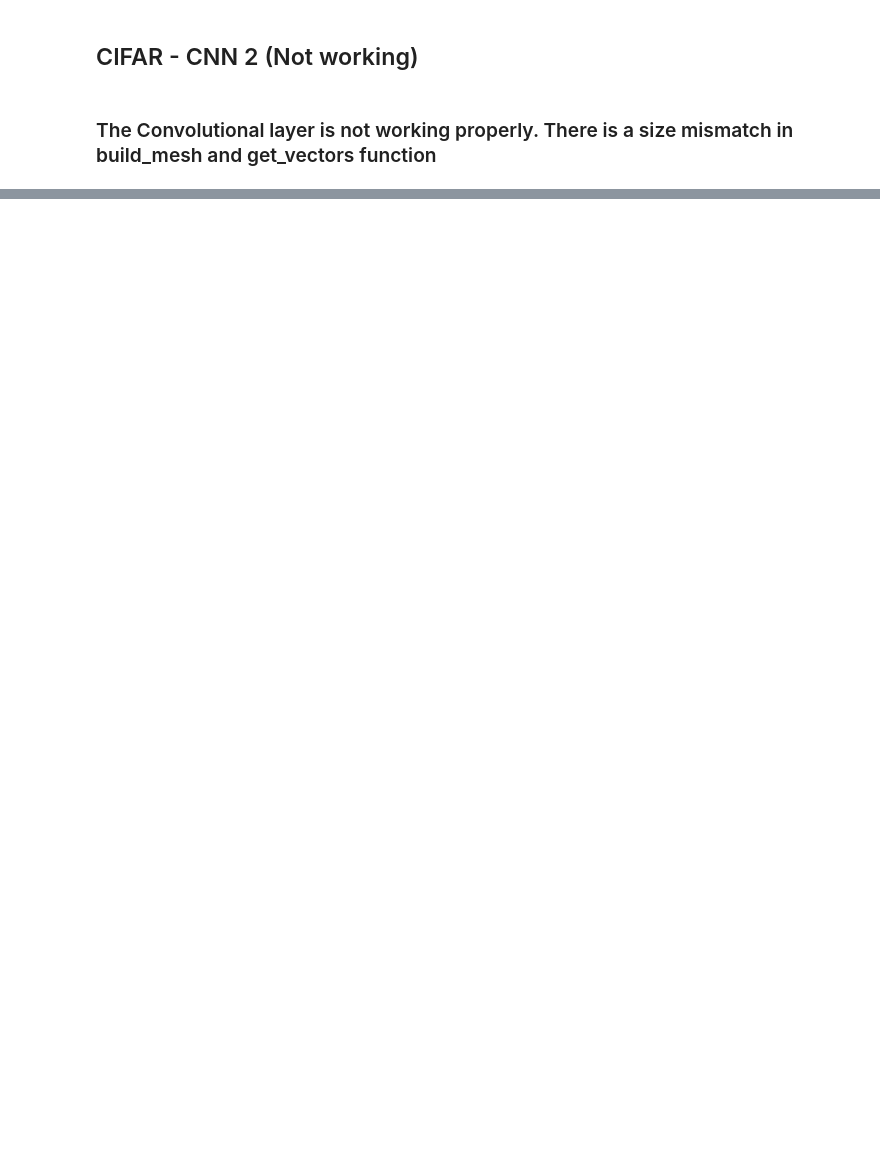
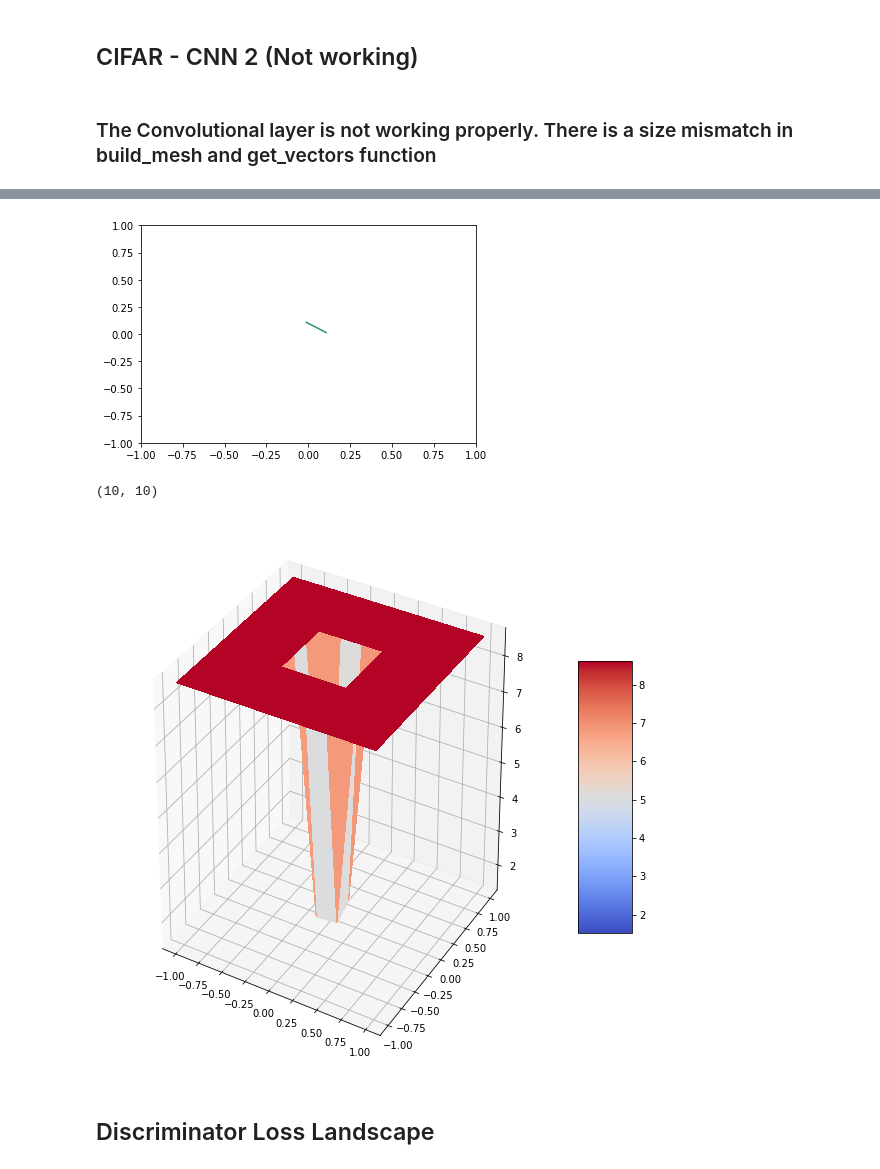
Before and after one commit to badhri123/Visualizing-GANs, a Jupyter notebook: Keras_Landscape_Viz.ipynb, the cells around one changed output, grey strips where cells are left out. Cells and saved outputs as stored; diff of their text form; code cells hidden in the pictures; blank space fills up the shorter version.

```diff
--- a/Keras_Landscape_Viz.ipynb
+++ b/Keras_Landscape_Viz.ipynb
@@ -205 +413,13 @@ Requirement already satisfied: setuptools>=40.3.0 in /usr/local/lib/python3.6/di
+# %%
+ # %matplotlib inline
+import math
+from tensorflow.keras.losses import sparse_categorical_crossentropy
+plot_contour(key="binary_crossentropy")
+plot_3d(key="binary_crossentropy")
+# %% [output]
+[figure, added]
+(10, 10)
+[figure, added]
+# %% [markdown]
+## Discriminator Loss Landscape
 # %%
```
Also changed, not shown: parts of 31 cells of this notebook, 3 other files.
